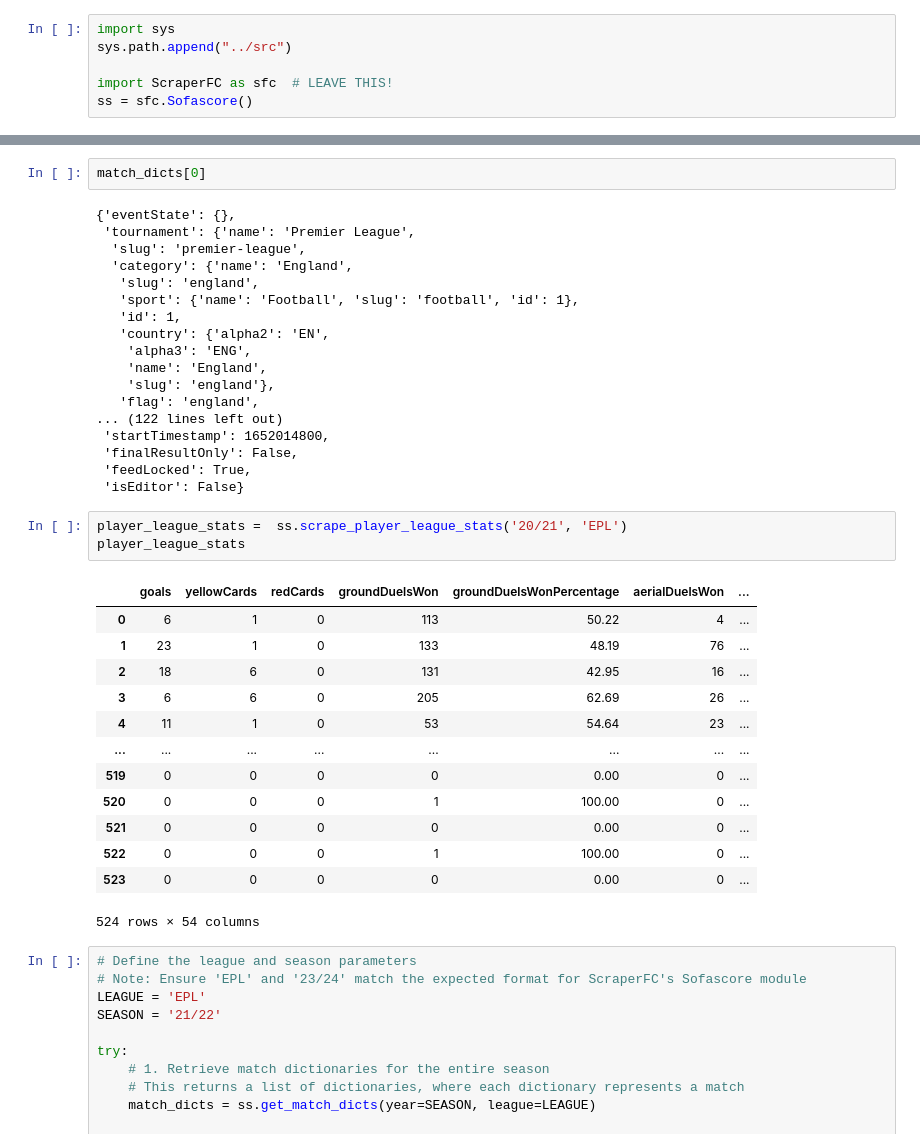
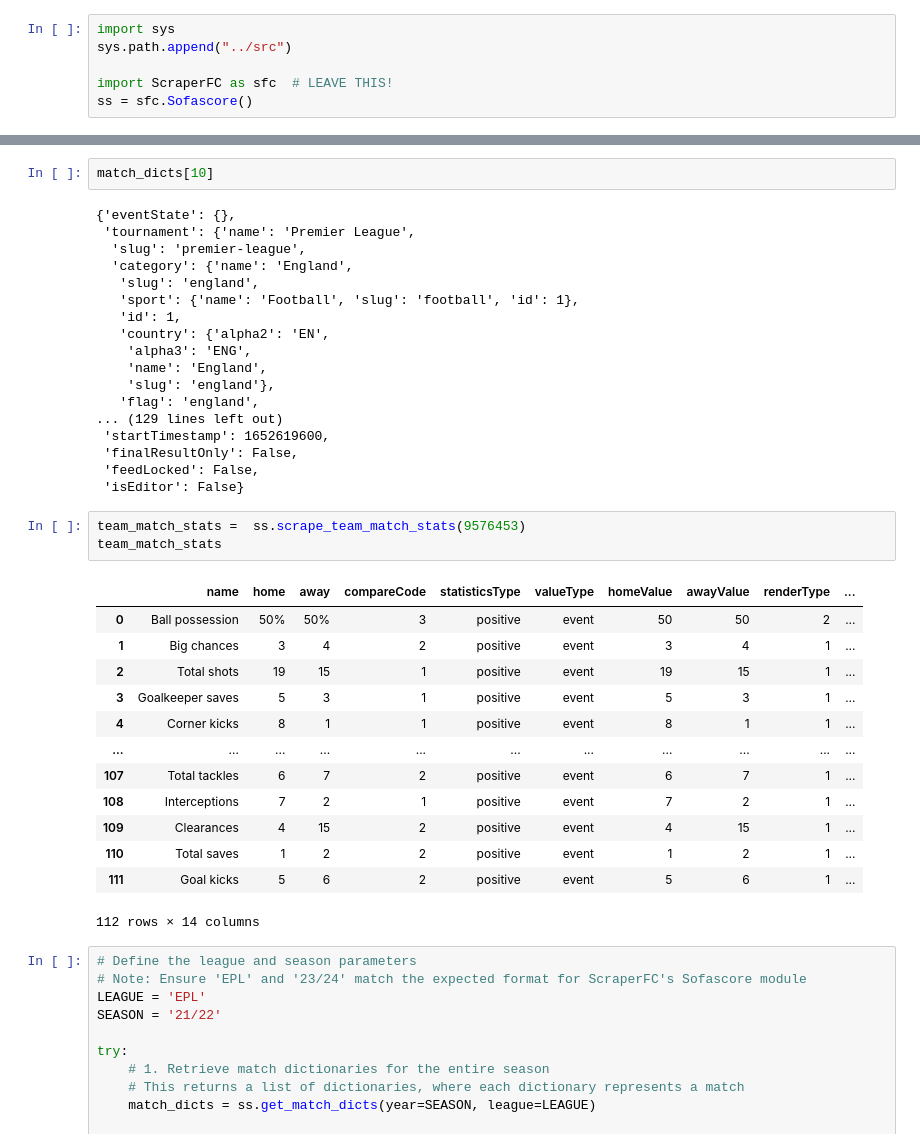
Before and after one commit to diegoaislasc/SportsAnalytics, a Jupyter notebook: experiments/notebooks/sofascore_endpoints.ipynb, the cells around one changed output, grey strips where cells are left out. Saved outputs shown, nothing was run; the diff lists cells and outputs as text.

Commit message:
ingest team match_stats

```diff
--- a/experiments/notebooks/sofascore_endpoints.ipynb
+++ b/experiments/notebooks/sofascore_endpoints.ipynb
@@ -11,5 +9,5 @@ Running
 # %%
-match_dicts[0]
+match_dicts[10]
 # %% [output]
 {'eventState': {},
  'tournament': {'name': 'Premier League',
@@ -23,28 +21,28 @@ match_dicts[0]
     'name': 'England',
     'slug': 'england'},
    'flag': 'england',
-... (122 lines left out)
- 'startTimestamp': 1652014800,
+... (129 lines left out)
+ 'startTimestamp': 1652619600,
  'finalResultOnly': False,
- 'feedLocked': True,
+ 'feedLocked': False,
  'isEditor': False}
 # %%
-player_league_stats =  ss.scrape_player_league_stats('20/21', 'EPL')
-player_league_stats
+team_match_stats =  ss.scrape_team_match_stats(9576453)
+team_match_stats
 # %% [output]
-|  | goals | yellowCards | redCards | groundDuelsWon | groundDuelsWonPercentage | aerialDuelsWon | ... |
-| 0 | 6 | 1 | 0 | 113 | 50.22 | 4 | ... |
-| 1 | 23 | 1 | 0 | 133 | 48.19 | 76 | ... |
-| 2 | 18 | 6 | 0 | 131 | 42.95 | 16 | ... |
-| 3 | 6 | 6 | 0 | 205 | 62.69 | 26 | ... |
-| 4 | 11 | 1 | 0 | 53 | 54.64 | 23 | ... |
-| ... | ... | ... | ... | ... | ... | ... | ... |
-| 519 | 0 | 0 | 0 | 0 | 0.00 | 0 | ... |
-| 520 | 0 | 0 | 0 | 1 | 100.00 | 0 | ... |
-| 521 | 0 | 0 | 0 | 0 | 0.00 | 0 | ... |
-| 522 | 0 | 0 | 0 | 1 | 100.00 | 0 | ... |
-| 523 | 0 | 0 | 0 | 0 | 0.00 | 0 | ... |
+|  | name | home | away | compareCode | statisticsType | valueType | homeValue | awayValue | renderType | ... |
+| 0 | Ball possession | 50% | 50% | 3 | positive | event | 50 | 50 | 2 | ... |
+| 1 | Big chances | 3 | 4 | 2 | positive | event | 3 | 4 | 1 | ... |
+| 2 | Total shots | 19 | 15 | 1 | positive | event | 19 | 15 | 1 | ... |
+| 3 | Goalkeeper saves | 5 | 3 | 1 | positive | event | 5 | 3 | 1 | ... |
+| 4 | Corner kicks | 8 | 1 | 1 | positive | event | 8 | 1 | 1 | ... |
+| ... | ... | ... | ... | ... | ... | ... | ... | ... | ... | ... |
+| 107 | Total tackles | 6 | 7 | 2 | positive | event | 6 | 7 | 1 | ... |
+| 108 | Interceptions | 7 | 2 | 1 | positive | event | 7 | 2 | 1 | ... |
+| 109 | Clearances | 4 | 15 | 2 | positive | event | 4 | 15 | 1 | ... |
+| 110 | Total saves | 1 | 2 | 2 | positive | event | 1 | 2 | 1 | ... |
+| 111 | Goal kicks | 5 | 6 | 2 | positive | event | 5 | 6 | 1 | ... |
-524 rows × 54 columns
+112 rows × 14 columns
 # %%
 # Define the league and season parameters
 # Note: Ensure 'EPL' and '23/24' match the expected format for ScraperFC's Sofascore module
```
Also changed, not shown: parts of 1 cell of this notebook, 1 other file.
